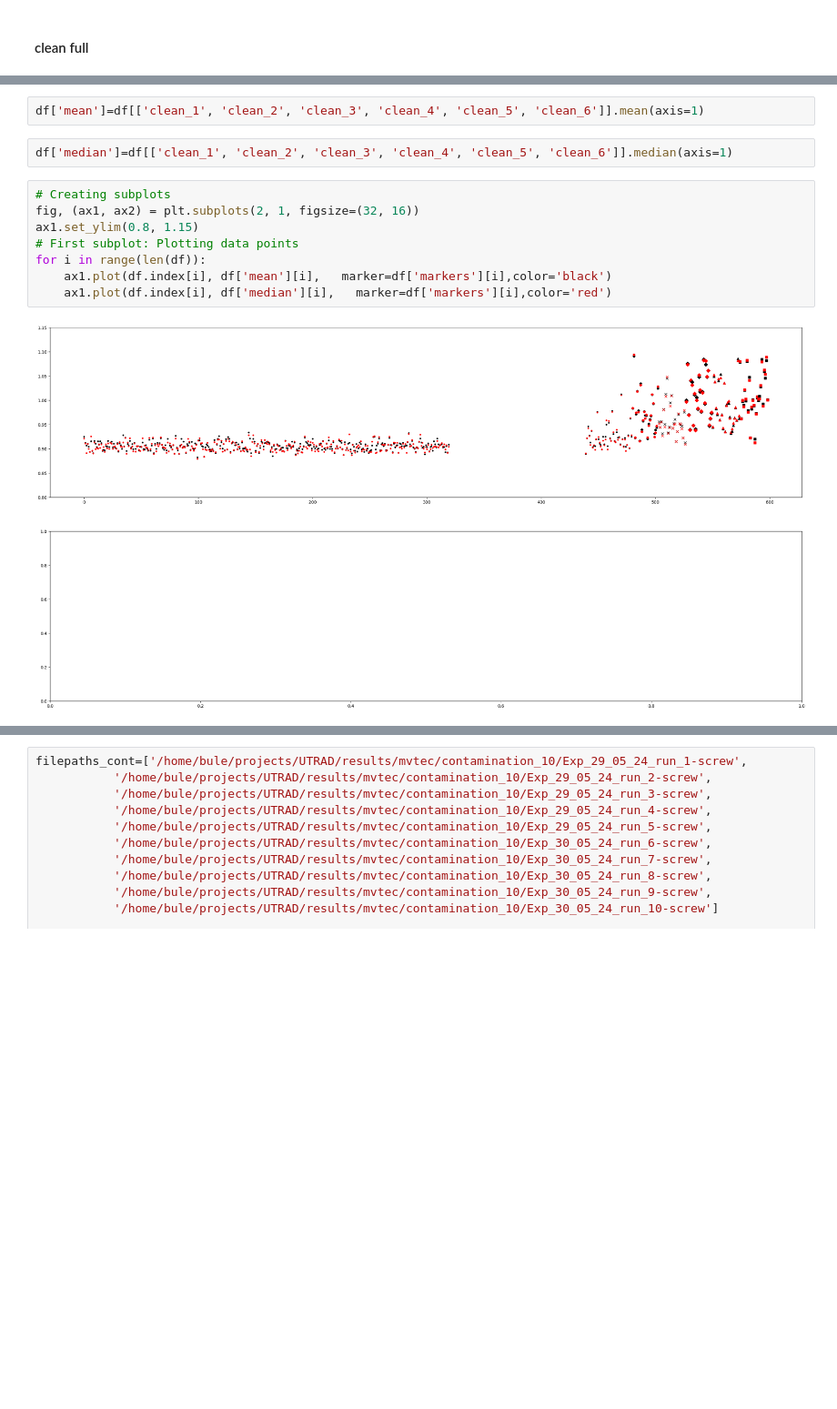
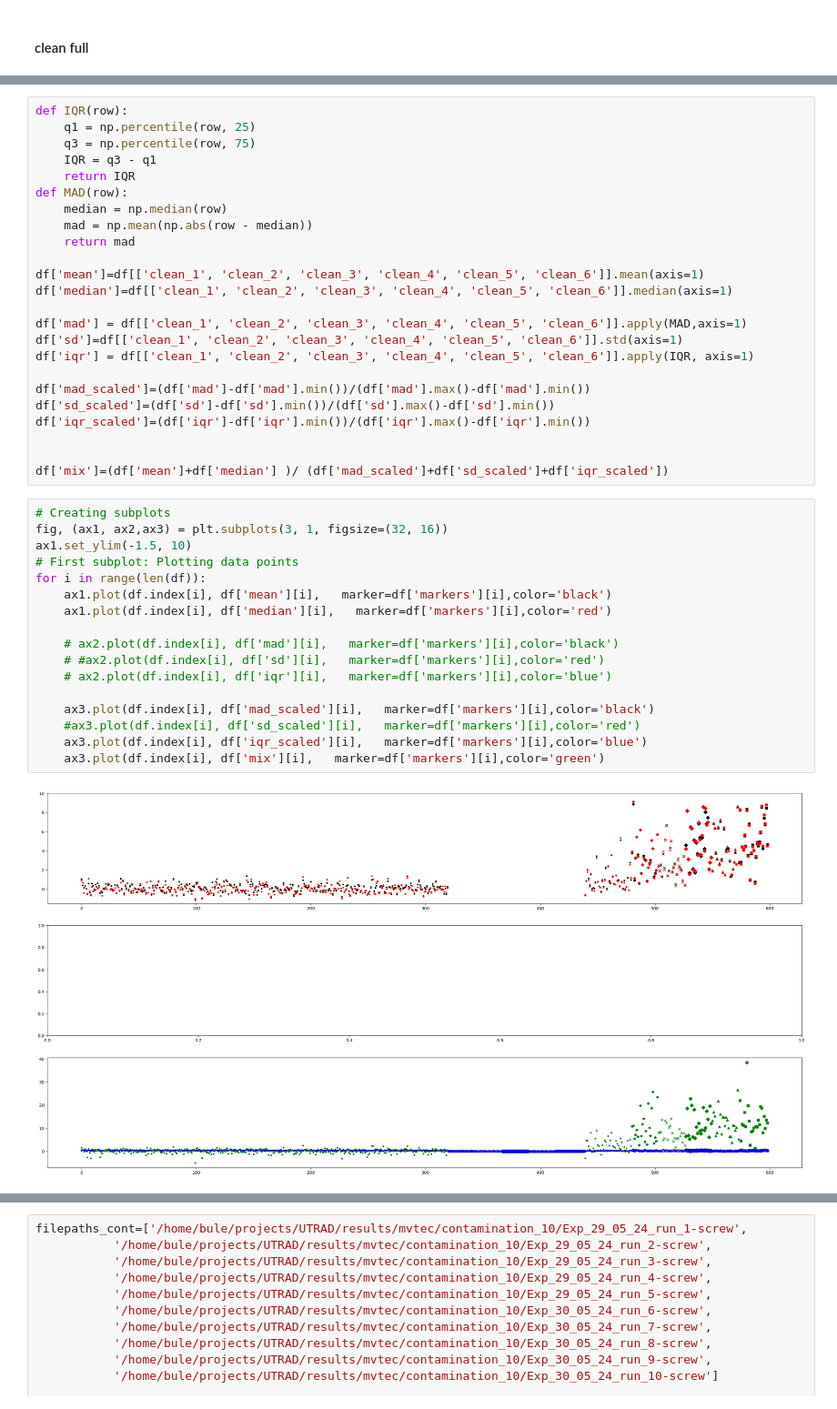
Before and after one commit to buehlpa/UTRAD, a Jupyter notebook: dev_screwruns_cont.ipynb, the cells around one changed output, grey strips where cells are left out. Shown at 91% size. Drawn from its saved outputs; the diff is of its cells as text; blank space fills up the shorter version.

Commit message:
metrics on median and mean

```diff
--- a/dev_screwruns_cont.ipynb
+++ b/dev_screwruns_cont.ipynb
@@ -164,14 +186,43 @@ plt.show()
-# %%
-df['mean']=df[['clean_1', 'clean_2', 'clean_3', 'clean_4', 'clean_5', 'clean_6']].mean(axis=1)
-# %%
-df['median']=df[['clean_1', 'clean_2', 'clean_3', 'clean_4', 'clean_5', 'clean_6']].median(axis=1)
+# %%
+def IQR(row):
+    q1 = np.percentile(row, 25)
+    q3 = np.percentile(row, 75)
+    IQR = q3 - q1
+    return IQR
+def MAD(row):
+    median = np.median(row)
+    mad = np.mean(np.abs(row - median))
+    return mad
+
+df['mean']=df[['clean_1', 'clean_2', 'clean_3', 'clean_4', 'clean_5', 'clean_6']].mean(axis=1)
+df['median']=df[['clean_1', 'clean_2', 'clean_3', 'clean_4', 'clean_5', 'clean_6']].median(axis=1)
+
+df['mad'] = df[['clean_1', 'clean_2', 'clean_3', 'clean_4', 'clean_5', 'clean_6']].apply(MAD,axis=1)
+df['sd']=df[['clean_1', 'clean_2', 'clean_3', 'clean_4', 'clean_5', 'clean_6']].std(axis=1)
+df['iqr'] = df[['clean_1', 'clean_2', 'clean_3', 'clean_4', 'clean_5', 'clean_6']].apply(IQR, axis=1)
+
+df['mad_scaled']=(df['mad']-df['mad'].min())/(df['mad'].max()-df['mad'].min())
+df['sd_scaled']=(df['sd']-df['sd'].min())/(df['sd'].max()-df['sd'].min())
+df['iqr_scaled']=(df['iqr']-df['iqr'].min())/(df['iqr'].max()-df['iqr'].min())
+
+
+df['mix']=(df['mean']+df['median'] )/ (df['mad_scaled']+df['sd_scaled']+df['iqr_scaled'])
 # %%
 # Creating subplots
-fig, (ax1, ax2) = plt.subplots(2, 1, figsize=(32, 16))
-ax1.set_ylim(0.8, 1.15)
+fig, (ax1, ax2,ax3) = plt.subplots(3, 1, figsize=(32, 16))
+ax1.set_ylim(-1.5, 10)
 # First subplot: Plotting data points
 for i in range(len(df)):
     ax1.plot(df.index[i], df['mean'][i],   marker=df['markers'][i],color='black')
     ax1.plot(df.index[i], df['median'][i],   marker=df['markers'][i],color='red')
+
+    # ax2.plot(df.index[i], df['mad'][i],   marker=df['markers'][i],color='black')
+    # #ax2.plot(df.index[i], df['sd'][i],   marker=df['markers'][i],color='red')
+    # ax2.plot(df.index[i], df['iqr'][i],   marker=df['markers'][i],color='blue')
+
+    ax3.plot(df.index[i], df['mad_scaled'][i],   marker=df['markers'][i],color='black')
+    #ax3.plot(df.index[i], df['sd_scaled'][i],   marker=df['markers'][i],color='red')
+    ax3.plot(df.index[i], df['iqr_scaled'][i],   marker=df['markers'][i],color='blue')
+    ax3.plot(df.index[i], df['mix'][i],   marker=df['markers'][i],color='green')
 # %% [output]
-[figure, old version]
+[figure, new version]
```
Also changed, not shown: parts of 8 cells of this notebook.
